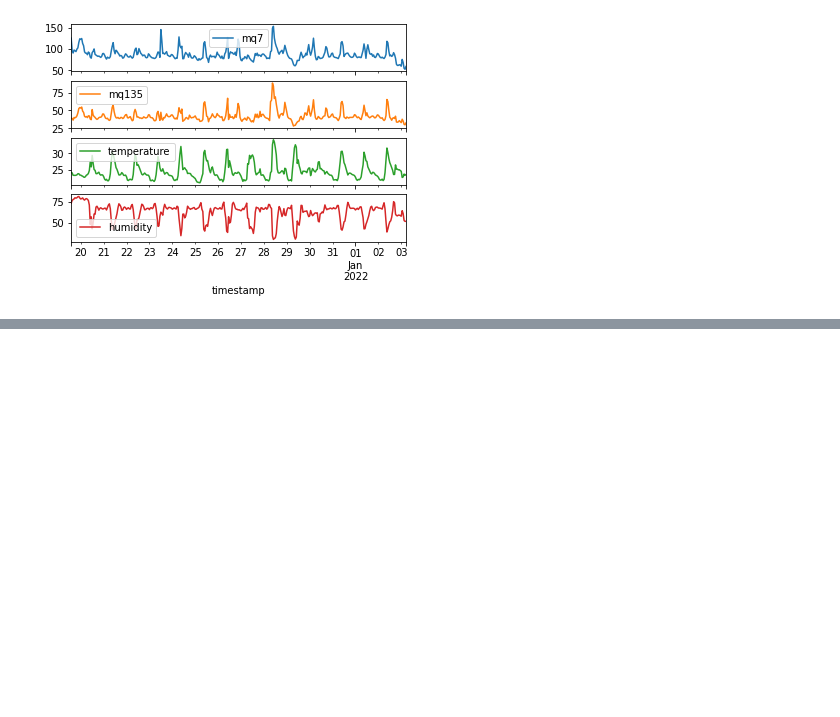
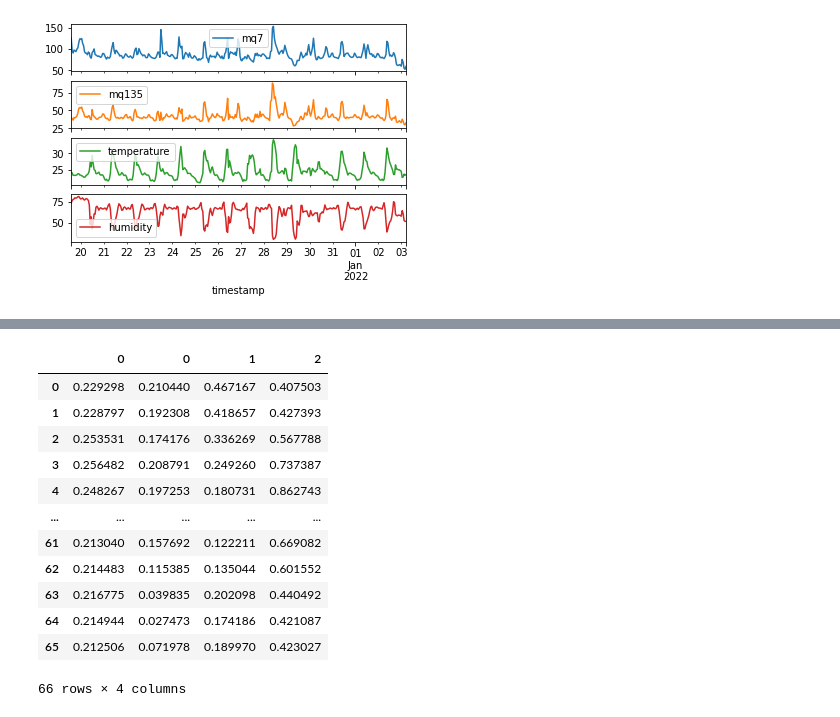
Before and after one commit to sam505/Air_Pollution_Monitoring, a Jupyter notebook: Data_Analysis_Visualization/Model_training.ipynb, the cells around one changed output, grey strips where cells are left out. Cells and saved outputs as stored; diff of their text form; code cells hidden in the pictures; blank space fills up the shorter version.

```diff
--- a/Data_Analysis_Visualization/Model_training.ipynb
+++ b/Data_Analysis_Visualization/Model_training.ipynb
@@ -56,8 +56,8 @@ df.head()
 | 4 | 2021-12-19 14:50:28+03:00 | 102.0 | 42.0 | 24.2 | 74.0 |
 # %%
 # Resapmle dataset hourly using mean
-df = df.set_index("timestamp")
-df = df.resample(rule='H').mean()
+raw_df = df.set_index("timestamp")
+df = raw_df.resample(rule='H').mean()
 df.head()
 # %% [output]
 |  | mq7 | mq135 | temperature | humidity |
@@ -103,6 +103,9 @@ df.reset_index(inplace=True)
 scaled_data = scaler.fit_transform(df.drop("timestamp", axis=1))
 # %%
 x = scaled_data
-y = scaled_data[:,0:2]
+y = scaled_data[:,1]
+# y = scaled_data[:,0:2]
+
+
 print(x.shape, y.shape)
 # %% [output]
@@ -182,11 +177,8 @@ early_stopping = EarlyStopping(
     patience=3,
     mode="min"
                               )
-model.compile(
-    loss=tf.losses.MeanAbsoluteError(),
-    optimizer=Adam(),
-    metrics=[MeanAbsoluteError()]
-             )
+
+model.compile(optimizer="Adam", loss="mse", metrics=["mae"])
 # %%
 history = model.fit_generator(
     train_generator,
@@ -205,0 +254,17 @@ model.evaluate()
+# %%
+df_pred = pd.concat([pd.DataFrame(preds[:,0]), pd.DataFrame(x_test[:,1:][window_length:])], axis=1)
+df_pred
+# %% [output]
+|  | 0 | 0 | 1 | 2 |
+| 0 | 0.229298 | 0.210440 | 0.467167 | 0.407503 |
+| 1 | 0.228797 | 0.192308 | 0.418657 | 0.427393 |
+| 2 | 0.253531 | 0.174176 | 0.336269 | 0.567788 |
+| 3 | 0.256482 | 0.208791 | 0.249260 | 0.737387 |
+| 4 | 0.248267 | 0.197253 | 0.180731 | 0.862743 |
+| ... | ... | ... | ... | ... |
+| 61 | 0.213040 | 0.157692 | 0.122211 | 0.669082 |
+| 62 | 0.214483 | 0.115385 | 0.135044 | 0.601552 |
+| 63 | 0.216775 | 0.039835 | 0.202098 | 0.440492 |
+| 64 | 0.214944 | 0.027473 | 0.174186 | 0.421087 |
+| 65 | 0.212506 | 0.071978 | 0.189970 | 0.423027 |
+66 rows × 4 columns
```
Also changed, not shown: parts of 16 cells of this notebook.
